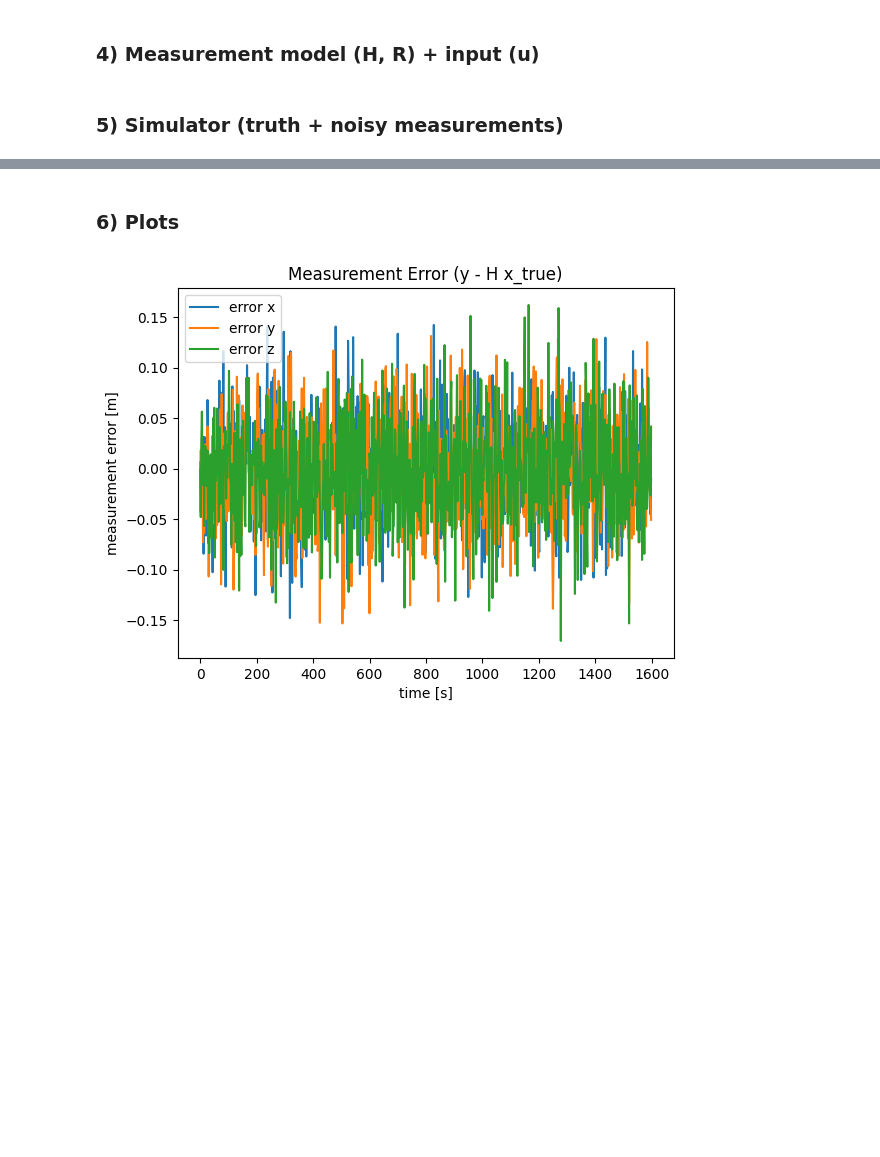
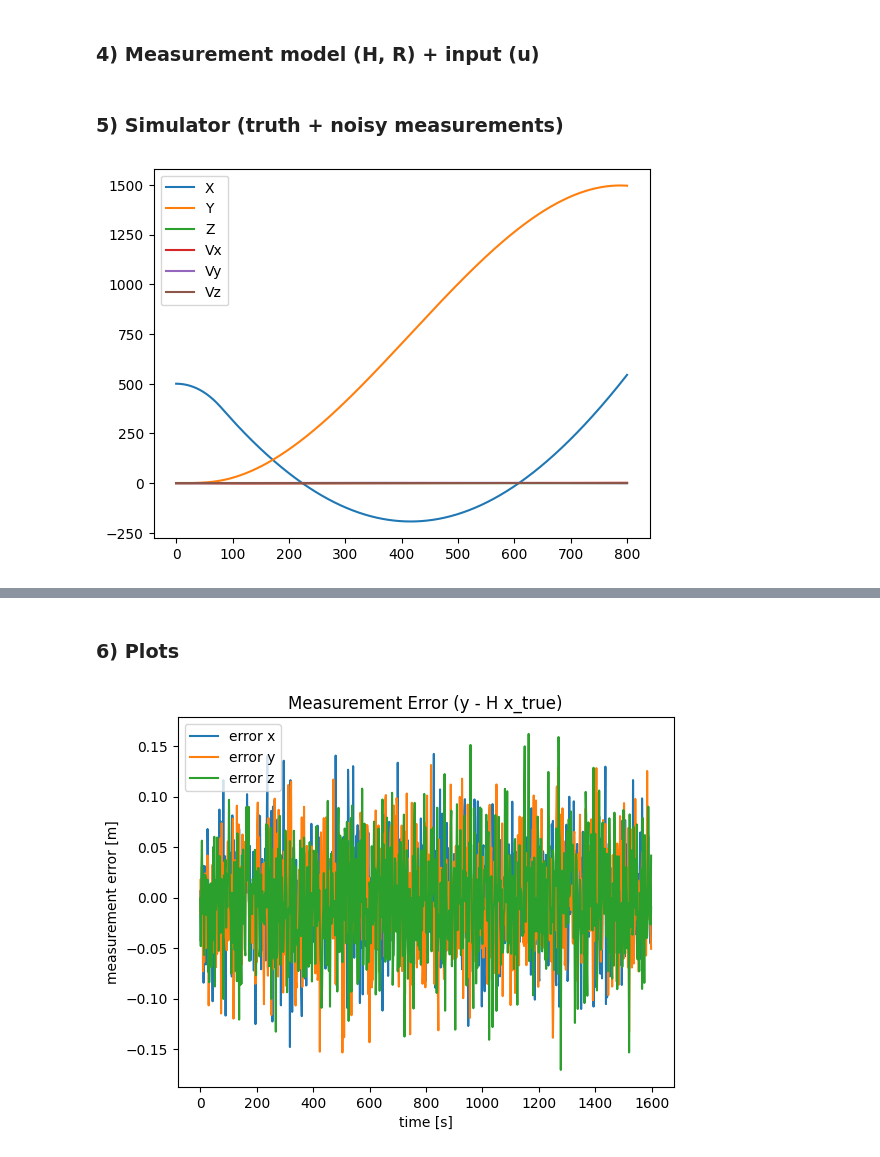
Before and after one commit to colin-skinner/AA228-orbital-rendezvous, a Jupyter notebook: HCWDynamics.ipynb, the cells around one changed output, grey strips where cells are left out. Cells and saved outputs as stored; diff of their text form; code cells hidden in the pictures; blank space fills up the shorter version.

```diff
--- a/HCWDynamics.ipynb
+++ b/HCWDynamics.ipynb
@@ -53,7 +53,7 @@ n  = 0.0011         # [rad/s] mean motion (ω) - how fast the target moves aroun
 #   y : along-track (direction of target's velocity)
 #   z : cross-track (completes right-handed frame)
 
-scenario = "baseline"  # options: "baseline", "far_radial", "alongtrack_closing"
+scenario = "far_radial"  # options: "baseline", "far_radial", "alongtrack_closing"
 
 if scenario == "baseline":
     # 100 m radial, no relative velocity
@@ -210,14 +208,16 @@ else:
 # I keep the dynamics in terms of acceleration u = [ax, ay, az],
 # but here I explicitly define mass and thrust so the policy layer
 # can think in terms of forces and fuel.
-m = 500.0    # [kg] spacecraft mass (tunable)
+m0 = 500.0    # [kg] Initial spacecraft mass (tunable)
 T_main = 5.0 # [N]  main thruster level (CHANGE LATER BASED ON OUR SPECS)
+m_dot_main = 1  # [kg/s] main thruster mass flow rate (CHANGE LATER BASED ON OUR SPECS)
 T_rcs  = 0.2 # [N]  small RCS thruster level (CHANGE LATER BASED ON OUR SPECS)
+m_dot_rcs = 0.001  # [kg/s] small thruster mass flow rate (CHANGE LATER BASED ON OUR SPECS)
 # policy will later choose real thrust levels based on the mode (main vs RCS)
 
 # Convert thrust [N] to specific acceleration [m/s^2]
-a_main = T_main / m   # main thruster accel magnitude
-a_rcs  = T_rcs  / m   # RCS accel magnitude
+a_main = T_main / m0   # main thruster accel magnitude
+a_rcs  = T_rcs  / m0   # RCS accel magnitude
 
 
 
@@ -286,0 +338,7 @@ X_true, Y_meas = simulate(Ad, Bd, Qd, H, R, x0, U)
+# %%
+# plt.plot(X_true)
+plt.plot(X_true_mdot)
+plt.legend(["X", "Y", "Z", "Vx", "Vy", "Vz"])
+plt.show()
+# %% [output]
+[figure, added]
```
Also changed, not shown: parts of 6 cells of this notebook.
